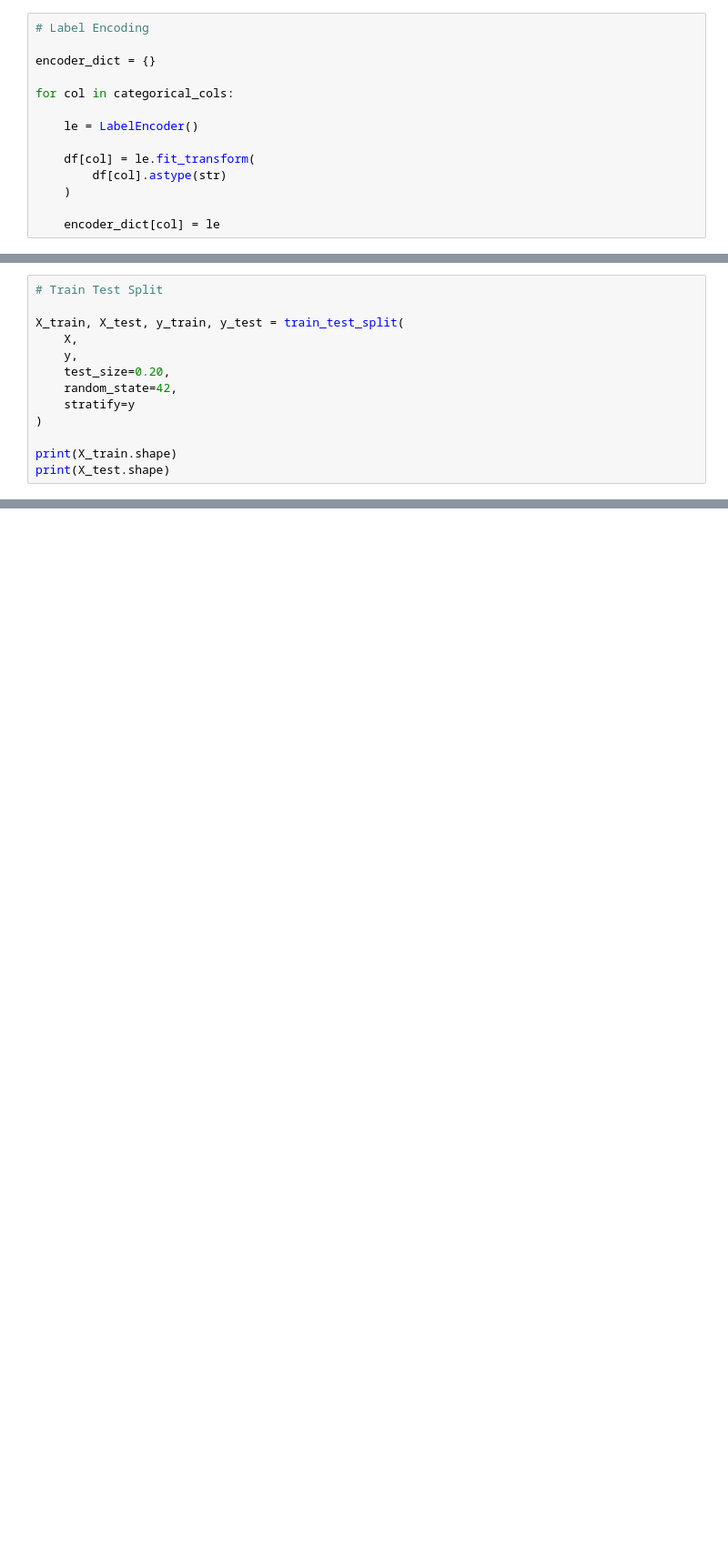
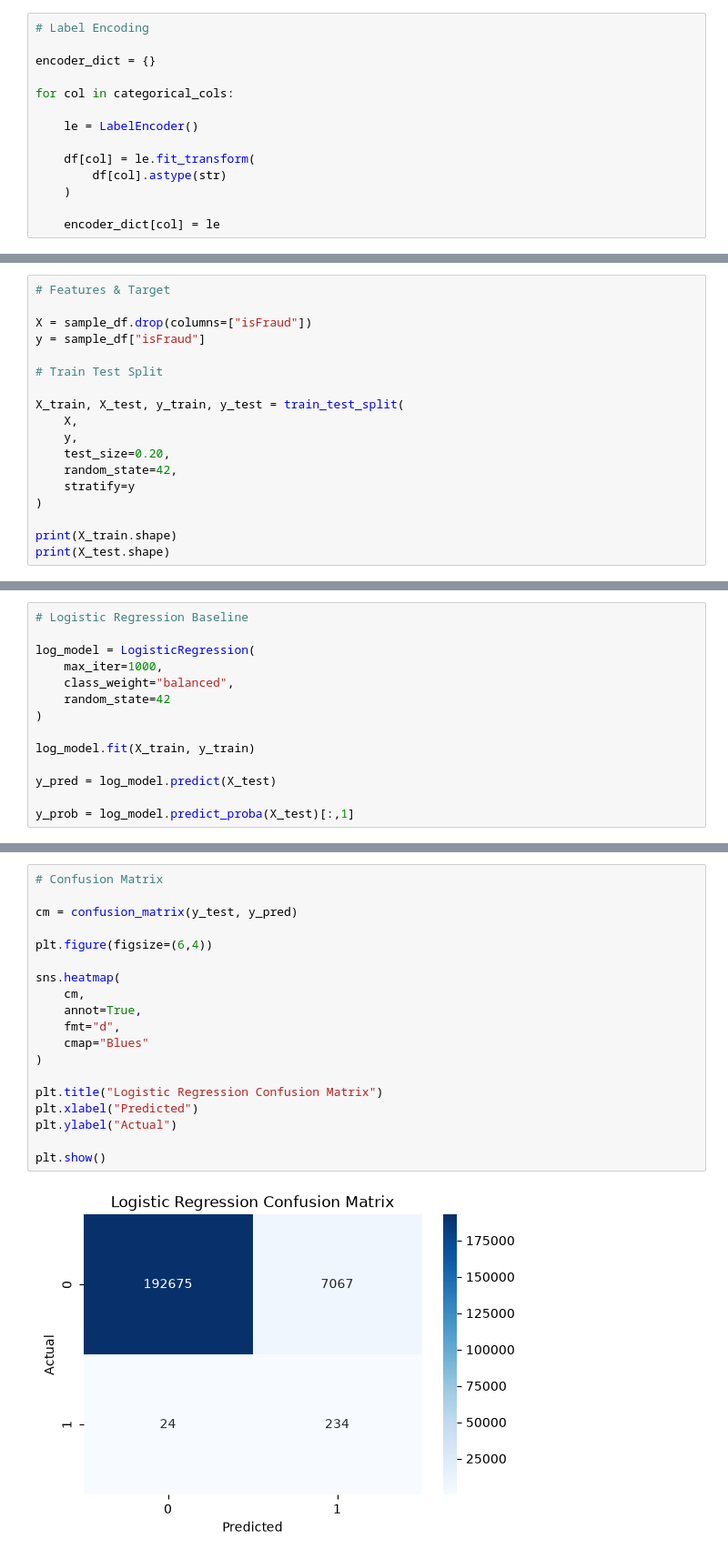
Before and after one commit to sagarmehra69/AI-Powered-Financial-Fraud-Detection-Risk-Analytics-System, a Jupyter notebook: notebooks/03_model_training.ipynb, the cells around one changed output, grey strips where cells are left out. Shown at 91% size. Drawn from its saved outputs; the diff is of its cells as text; blank space fills up the shorter version.

```diff
--- a/notebooks/03_model_training.ipynb
+++ b/notebooks/03_model_training.ipynb
@@ -74,4 +113,9 @@ print(y.shape)
 # %%
+# Features & Target
+
+X = sample_df.drop(columns=["isFraud"])
+y = sample_df["isFraud"]
+
 # Train Test Split
 
 X_train, X_test, y_train, y_test = train_test_split(
@@ -92,0 +148,14 @@ print(y_test.value_counts())
+# %%
+# Logistic Regression Baseline
+
+log_model = LogisticRegression(
+    max_iter=1000,
+    class_weight="balanced",
+    random_state=42
+)
+
+log_model.fit(X_train, y_train)
+
+y_pred = log_model.predict(X_test)
+
+y_prob = log_model.predict_proba(X_test)[:,1]
@@ -92,0 +183,21 @@ print(y_test.value_counts())
+# %%
+# Confusion Matrix
+
+cm = confusion_matrix(y_test, y_pred)
+
+plt.figure(figsize=(6,4))
+
+sns.heatmap(
+    cm,
+    annot=True,
+    fmt="d",
+    cmap="Blues"
+)
+
+plt.title("Logistic Regression Confusion Matrix")
+plt.xlabel("Predicted")
+plt.ylabel("Actual")
+
+plt.show()
+# %% [output]
+[figure, added]
```
Also changed, not shown: parts of 24 cells of this notebook, 1 other file.
